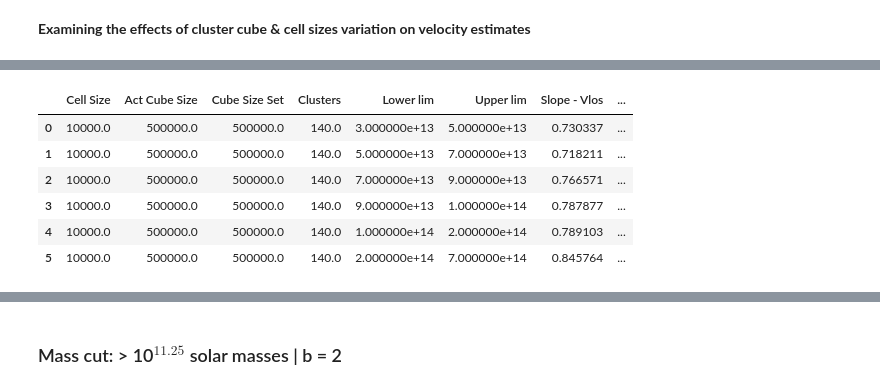
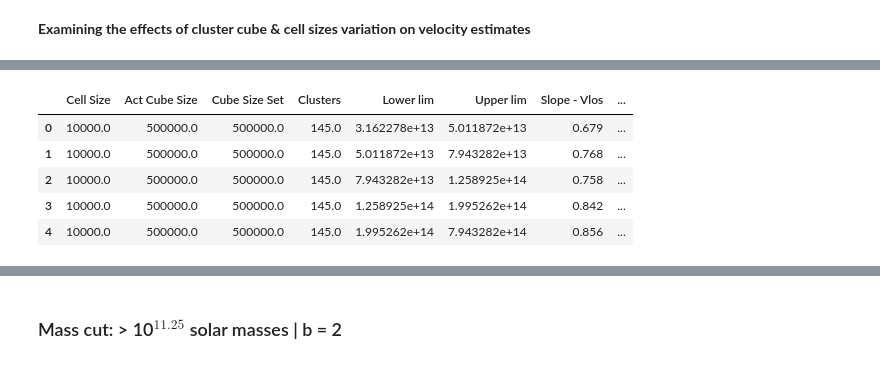
Before and after one commit to awaismirza92/velocity-reconstruction-and-kinetic-SZ, a Jupyter notebook: codes/Bias_Problem/Clus_Mass_Bins.ipynb, the cells around one changed output, grey strips where cells are left out. Cells and saved outputs as stored; diff of their text form; code cells hidden in the pictures.

```diff
--- a/codes/Bias_Problem/Clus_Mass_Bins.ipynb
+++ b/codes/Bias_Problem/Clus_Mass_Bins.ipynb
@@ -1088,13 +1097,12 @@ clus_mass_bins_results.to_csv(f'clus_mass_bins_results_{greater_than}_all.csv',
                               sep = '\t')
 # %%
-clus_mass_bins_results_140 = pd.read_csv(f'clus_mass_bins_results_{greater_than}_140.csv',
+clus_mass_bins_results_145 = pd.read_csv(f'clus_mass_bins_results_{greater_than}_145_lmfit.csv',
                               sep = '\t', index_col = 0)
-clus_mass_bins_results_140
+clus_mass_bins_results_145
 # %% [output]
 |  | Cell Size | Act Cube Size | Cube Size Set | Clusters | Lower lim | Upper lim | Slope - Vlos | ... |
-| 0 | 10000.0 | 500000.0 | 500000.0 | 140.0 | 3.000000e+13 | 5.000000e+13 | 0.730337 | ... |
-| 1 | 10000.0 | 500000.0 | 500000.0 | 140.0 | 5.000000e+13 | 7.000000e+13 | 0.718211 | ... |
-| 2 | 10000.0 | 500000.0 | 500000.0 | 140.0 | 7.000000e+13 | 9.000000e+13 | 0.766571 | ... |
-| 3 | 10000.0 | 500000.0 | 500000.0 | 140.0 | 9.000000e+13 | 1.000000e+14 | 0.787877 | ... |
-| 4 | 10000.0 | 500000.0 | 500000.0 | 140.0 | 1.000000e+14 | 2.000000e+14 | 0.789103 | ... |
-| 5 | 10000.0 | 500000.0 | 500000.0 | 140.0 | 2.000000e+14 | 7.000000e+14 | 0.845764 | ... |
+| 0 | 10000.0 | 500000.0 | 500000.0 | 145.0 | 3.162278e+13 | 5.011872e+13 | 0.679 | ... |
+| 1 | 10000.0 | 500000.0 | 500000.0 | 145.0 | 5.011872e+13 | 7.943282e+13 | 0.768 | ... |
+| 2 | 10000.0 | 500000.0 | 500000.0 | 145.0 | 7.943282e+13 | 1.258925e+14 | 0.758 | ... |
+| 3 | 10000.0 | 500000.0 | 500000.0 | 145.0 | 1.258925e+14 | 1.995262e+14 | 0.842 | ... |
+| 4 | 10000.0 | 500000.0 | 500000.0 | 145.0 | 1.995262e+14 | 7.943282e+14 | 0.856 | ... |
```
Also changed, not shown: parts of 24 cells of this notebook, 33 other files.
